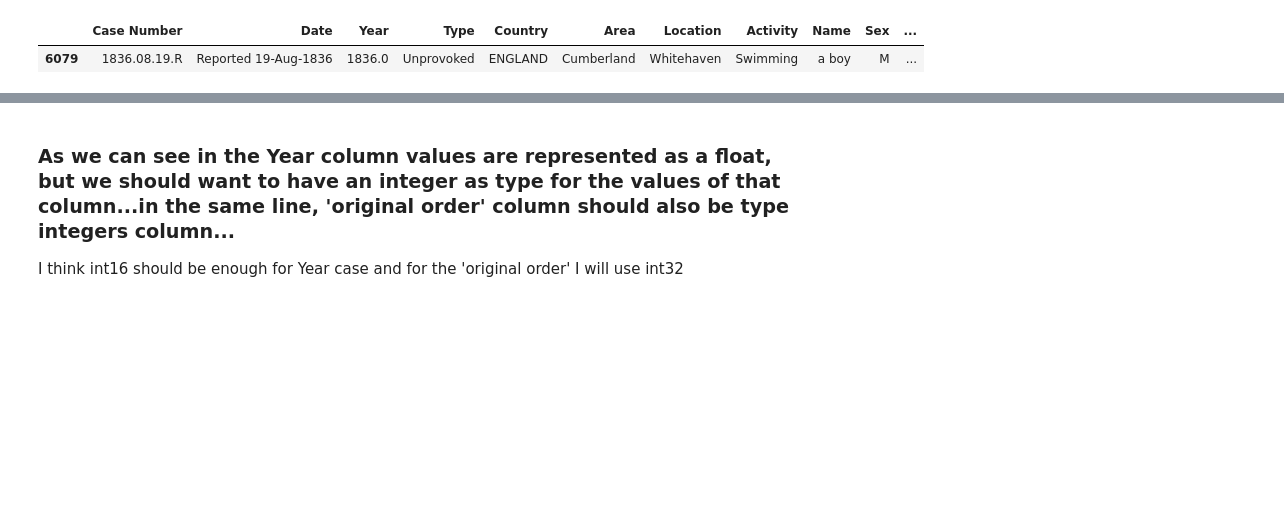
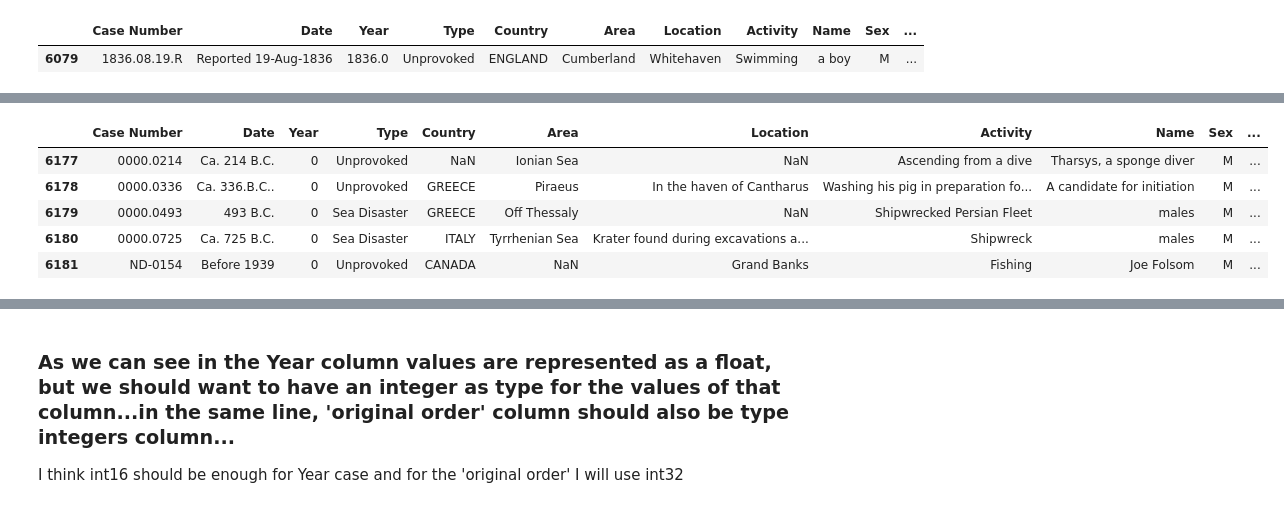
Before and after one commit to pombo7676/pombo7676-Proyecto-Semana-2-Sharks-Inigo-Larrea, a Jupyter notebook: Main/Sharks_main.ipynb, the cells around one changed output, grey strips where cells are left out. Cells and saved outputs as stored; diff of their text form; code cells hidden in the pictures; blank space fills up the shorter version.

```diff
--- a/Main/Sharks_main.ipynb
+++ b/Main/Sharks_main.ipynb
@@ -270,0 +295,9 @@ data.loc[[6079]]
+# %%
+data[data['Year']==0].head()
+# %% [output]
+|  | Case Number | Date | Year | Type | Country | Area | Location | Activity | Name | Sex | ... |
+| 6177 | 0000.0214 | Ca. 214 B.C. | 0 | Unprovoked | NaN | Ionian Sea | NaN | Ascending from a dive | Tharsys, a sponge diver | M | ... |
+| 6178 | 0000.0336 | Ca. 336.B.C.. | 0 | Unprovoked | GREECE | Piraeus | In the haven of Cantharus | Washing his pig in preparation fo... | A candidate for initiation | M | ... |
+| 6179 | 0000.0493 | 493 B.C. | 0 | Sea Disaster | GREECE | Off Thessaly | NaN | Shipwrecked Persian Fleet | males | M | ... |
+| 6180 | 0000.0725 | Ca. 725 B.C. | 0 | Sea Disaster | ITALY | Tyrrhenian Sea | Krater found during excavations a... | Shipwreck | males | M | ... |
+| 6181 | ND-0154 | Before 1939 | 0 | Unprovoked | CANADA | NaN | Grand Banks | Fishing | Joe Folsom | M | ... |
```
Also changed, not shown: parts of 54 cells of this notebook, 1 other file.
